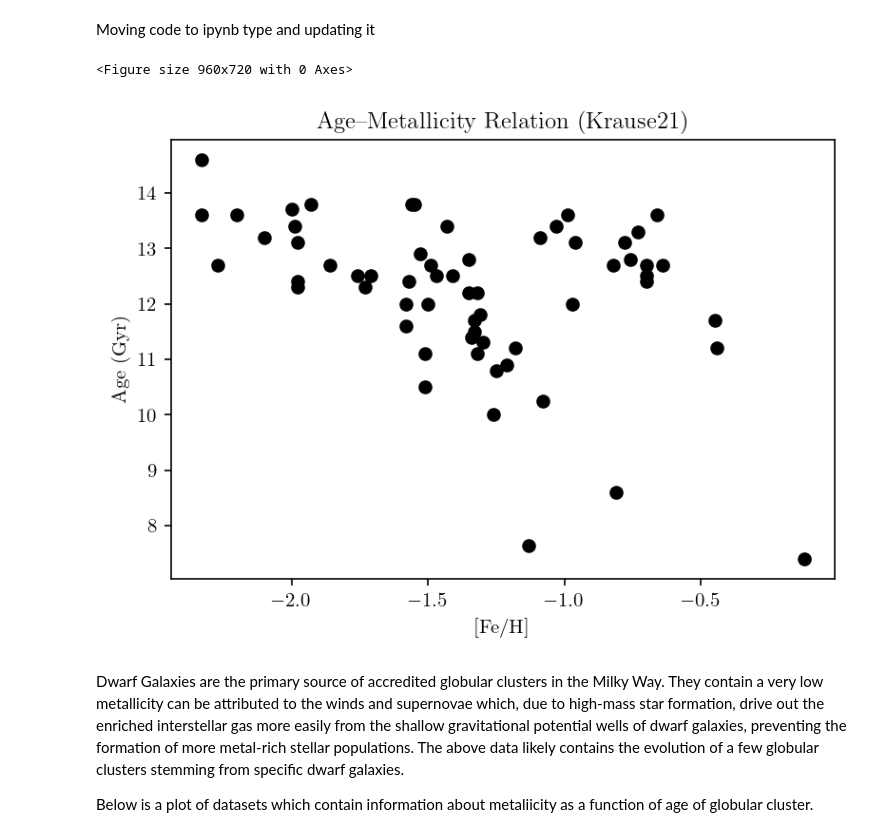
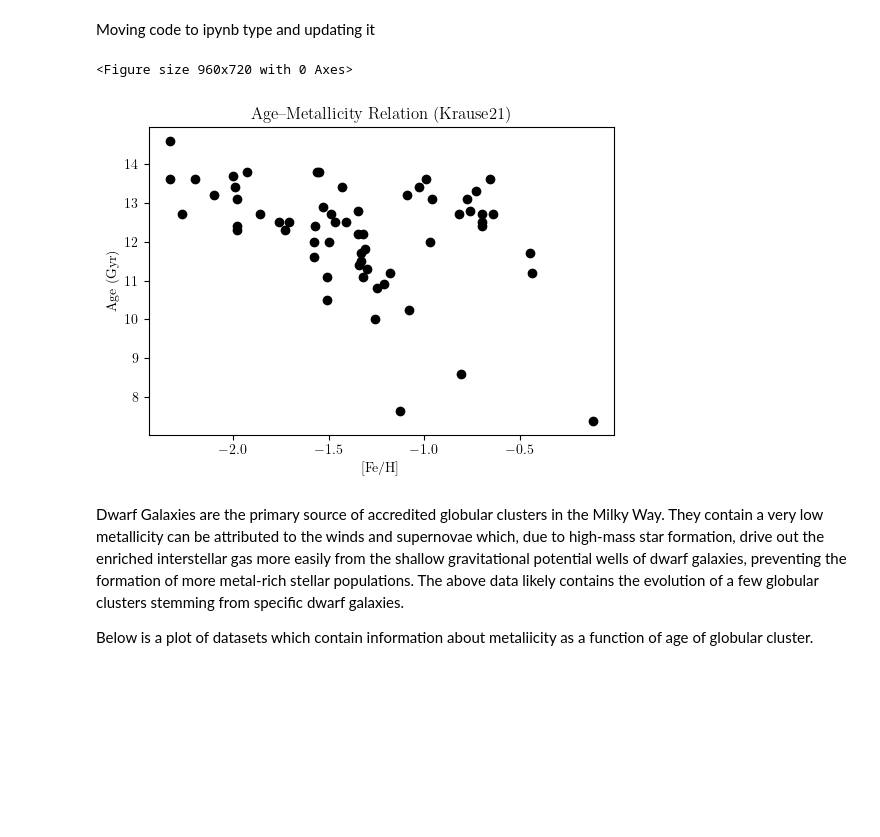
Before and after one commit to sleepdepr1ved/PHYS3116_Team, a Jupyter notebook: PHYS3116_Hassan.ipynb, the cells around one changed output. Saved outputs shown, nothing was run; the diff lists cells and outputs as text; code cells hidden in the pictures; blank space fills up the shorter version.

```diff
--- a/PHYS3116_Hassan.ipynb
+++ b/PHYS3116_Hassan.ipynb
@@ -4,37 +4,37 @@ Moving code to ipynb type and updating it
 import pandas as pd
 import matplotlib.pyplot as plt
 plt.savefig("amr_plot.png", dpi=300, bbox_inches="tight")
-plt.rcParams['figure.dpi'] = 150
+plt.rcParams['figure.dpi'] = 100
 plt.rcParams["text.usetex"] = False
 plt.rcParams["mathtext.fontset"] = "cm"
 plt.rcParams["font.family"] = "serif"
 plt.rcParams.update({
     "text.usetex": True,
     "font.family": "serif",
     "font.serif": ["Computer Modern"],
 })
 
 # Analysing [Fe/H] vs. Age data for Krause dataset
 
 # Obtaining data-set and taking each column separately
 krause = pd.read_csv(r"C:\Users\HassanNoun\OneDrive - UNSW\Desktop\PHYS3116\Group Assessment\GitHubClone_PHYS3116\PHYS3116_Team\Krause21.csv")
 ages = krause["Age"]        # cluster ages
 feh  = krause["FeH"]        # metallicities
 mass = krause["Mstar"]      # stellar mass
 rh   = krause["rh"]         # half-light radius
 c5   = krause["C5"]         # concentration
 names = krause["Object"]    # cluster names
 
 # Plotting as a scatter plot
 plt.figure(figsize=(6,4))
 plt.scatter(feh, ages, color='black')
 plt.xlabel("[Fe/H]")
 plt.ylabel("Age (Gyr)")
 plt.title("Age–Metallicity Relation (Krause21)")
 plt.show()
 # %% [output]
 <Figure size 960x720 with 0 Axes>
-[figure, old version]
+[figure, new version]
 # %% [markdown]
 Dwarf Galaxies are the primary source of accredited globular clusters in the Milky Way. They contain a very low metallicity can be attributed to the winds and supernovae which, due to high-mass star formation, drive out the enriched interstellar gas more easily from the shallow gravitational potential wells of dwarf galaxies, preventing the formation of more metal-rich stellar populations. The above data likely contains the evolution of a few globular clusters stemming from specific dwarf galaxies.
 
```
Also changed, not shown: parts of 2 cells of this notebook.
